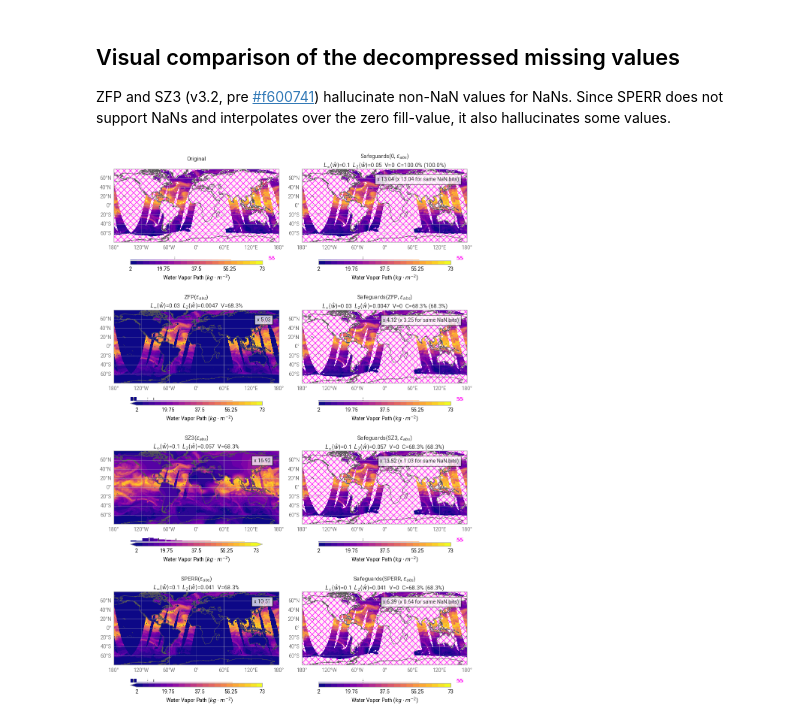
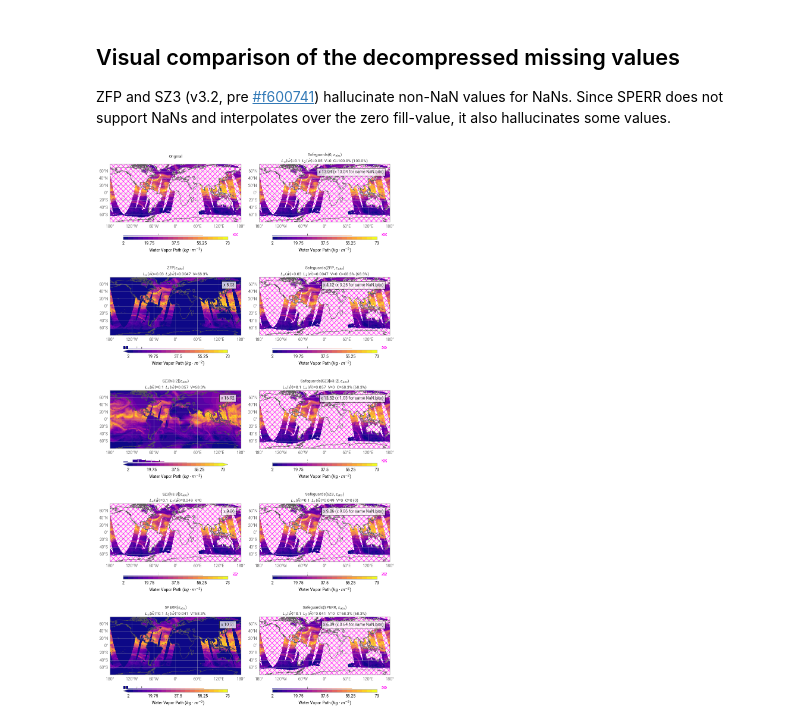
Before and after one commit to juntyr/compression-safeguards, a Jupyter notebook: examples/nan.ipynb, the cells around one changed output. Saved outputs shown, nothing was run; the diff lists cells and outputs as text; code cells hidden in the pictures.

```diff
--- a/examples/nan.ipynb
+++ b/examples/nan.ipynb
@@ -98,3 +139,21 @@ wvpa_sz3_sg_nan_cr = wvpa.nbytes / np.asarray(wvpa_sz3_sg_nan_enc).nbytes
+# %%
+sz3_3_sg = SafeguardsCodec(
+    codec=sz3_3, safeguards=[dict(kind="eb", type="abs", eb=eb_abs, equal_nan=True)]
+)
+
+wvpa_sz3_3_sg_enc = sz3_3_sg.encode(wvpa.values)
+wvpa_sz3_3_sg = wvpa.copy(deep=True, data=sz3_3_sg.decode(wvpa_sz3_3_sg_enc))
+wvpa_sz3_3_sg_cr = wvpa.nbytes / np.asarray(wvpa_sz3_3_sg_enc).nbytes
+# %%
+sz3_3_sg_nan = SafeguardsCodec(
+    codec=sz3_3, safeguards=[dict(kind="eb", type="abs", eb=eb_abs, equal_nan=False)]
+)
+
+wvpa_sz3_3_sg_nan_enc = sz3_3_sg_nan.encode(wvpa.values)
+wvpa_sz3_3_sg_nan = wvpa.copy(
+    deep=True, data=sz3_3_sg_nan.decode(wvpa_sz3_3_sg_nan_enc)
+)
+wvpa_sz3_3_sg_nan_cr = wvpa.nbytes / np.asarray(wvpa_sz3_3_sg_nan_enc).nbytes
 # %%
 class NaNToZero(Codec):
     def encode(self, buf):
@@ -334,8 +393,8 @@ def plot_wvpa(
     cax.spines[:].set_visible(False)
 # %%
 fig = earthkit.plots.Figure(
-    size=(10, 15),
-    rows=4,
+    size=(10, 19),
+    rows=5,
     columns=2,
 )
 
@@ -349,17 +408,25 @@ plot_wvpa(
     compressed=True,
 )
 plot_wvpa(
-    wvpa_sz3,
-    wvpa_sz3_cr,
+    wvpa_sz3_2,
+    wvpa_sz3_2_cr,
     fig.add_map(2, 0),
-    r"SZ3($\epsilon_{{abs}}$)",
+    r"SZ3[v3.2]($\epsilon_{{abs}}$)",
+    eb_abs=eb_abs,
+    compressed=True,
+)
+plot_wvpa(
+    wvpa_sz3_3,
+    wvpa_sz3_3_cr,
+    fig.add_map(3, 0),
+    r"SZ3[v3.3]($\epsilon_{{abs}}$)",
     eb_abs=eb_abs,
     compressed=True,
 )
 plot_wvpa(
     wvpa_sperr,
     wvpa_sperr_cr,
-    fig.add_map(3, 0),
+    fig.add_map(4, 0),
     r"SPERR($\epsilon_{{abs}}$)",
     eb_abs=eb_abs,
     compressed=True,
@@ -379,37 +446,48 @@ plot_wvpa(
 plot_wvpa(
     wvpa_zfp_sg,
     wvpa_zfp_sg_cr,
     fig.add_map(1, 1),
     r"Safeguards(ZFP, $\epsilon_{{abs}}$)",
     compressed=True,
     eb_abs=eb_abs,
     corr=wvpa_zfp,
     nan_da=wvpa_zfp_sg_nan,
     nan_cr=wvpa_zfp_sg_nan_cr,
 )
 plot_wvpa(
-    wvpa_sz3_sg,
-    wvpa_sz3_sg_cr,
+    wvpa_sz3_2_sg,
+    wvpa_sz3_2_sg_cr,
     fig.add_map(2, 1),
+    r"Safeguards(SZ3[v3.2], $\epsilon_{{abs}}$)",
+    compressed=True,
+    eb_abs=eb_abs,
+    corr=wvpa_sz3_2,
+    nan_da=wvpa_sz3_2_sg_nan,
+    nan_cr=wvpa_sz3_2_sg_nan_cr,
+)
+plot_wvpa(
+    wvpa_sz3_3_sg,
+    wvpa_sz3_3_sg_cr,
+    fig.add_map(3, 1),
     r"Safeguards(SZ3, $\epsilon_{{abs}}$)",
     compressed=True,
     eb_abs=eb_abs,
-    corr=wvpa_sz3,
-    nan_da=wvpa_sz3_sg_nan,
-    nan_cr=wvpa_sz3_sg_nan_cr,
+    corr=wvpa_sz3_3,
+    nan_da=wvpa_sz3_3_sg_nan,
+    nan_cr=wvpa_sz3_3_sg_nan_cr,
 )
 plot_wvpa(
     wvpa_sperr_sg,
     wvpa_sperr_sg_cr,
-    fig.add_map(3, 1),
+    fig.add_map(4, 1),
     r"Safeguards(SPERR, $\epsilon_{{abs}}$)",
     compressed=True,
     eb_abs=eb_abs,
     corr=wvpa_sperr,
     nan_da=wvpa_sperr_sg_nan,
     nan_cr=wvpa_sperr_sg_nan_cr,
 )
 
 fig.save("nan.pdf")
 # %% [output]
-[figure, old version]
+[figure, new version]
```
Also changed, not shown: parts of 7 cells of this notebook, 4 other files.
